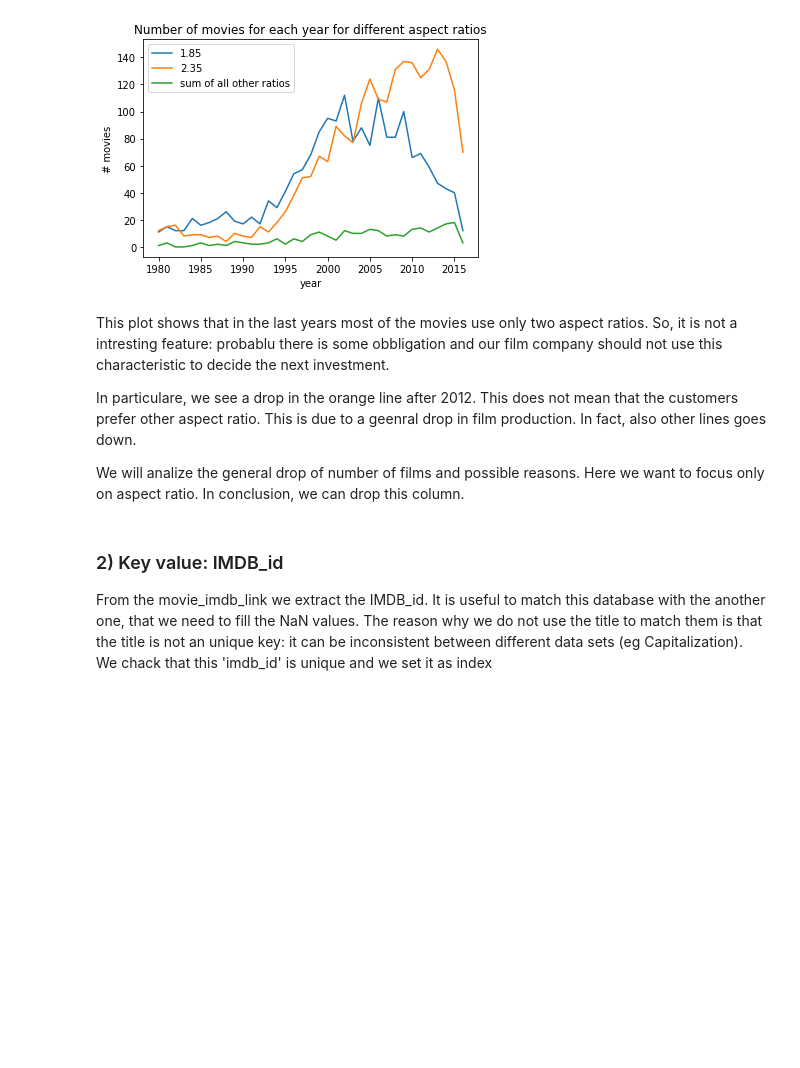
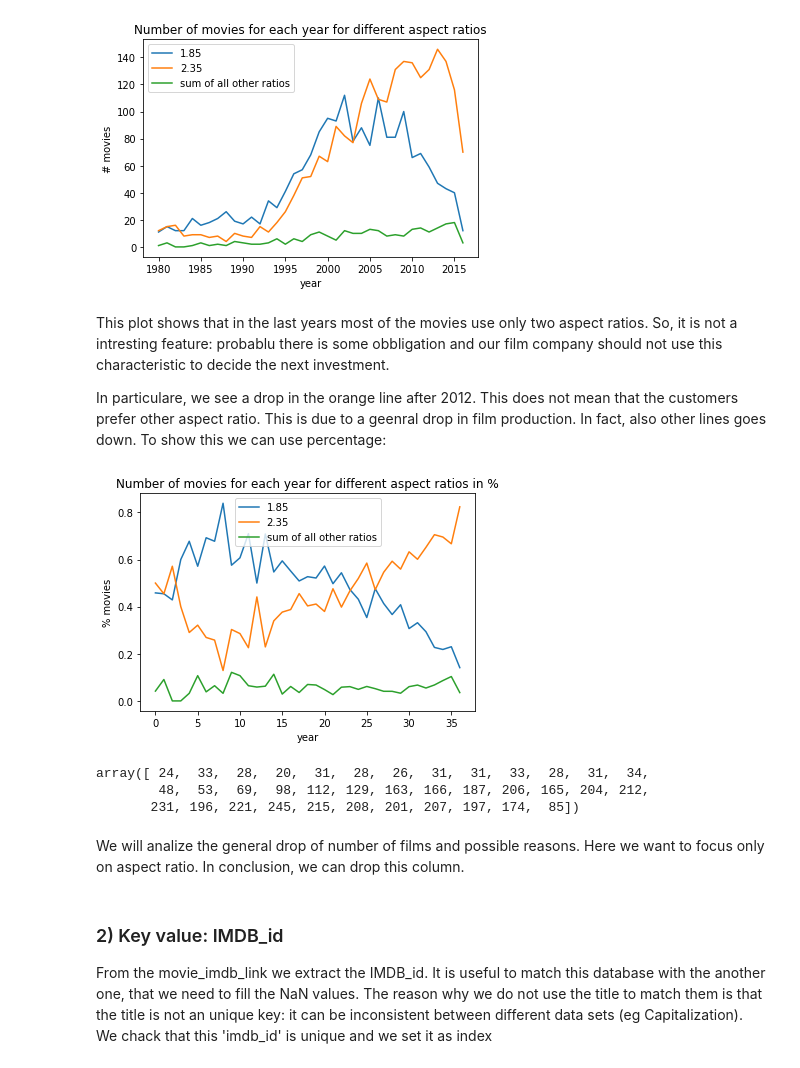
Before and after one commit to anitamezzetti/EPFL_Data_science_in_practice, a Jupyter notebook: Project/project.ipynb, the cells around one changed output. Saved outputs shown, nothing was run; the diff lists cells and outputs as text; code cells hidden in the pictures; blank space fills up the shorter version.

Commit message:
percentage plot

```diff
--- a/Project/project.ipynb
+++ b/Project/project.ipynb
@@ -248,9 +248,33 @@ plt.show()
 # %% [markdown]
 This plot shows that in the last years most of the movies use only two aspect ratios. So, it is not a intresting feature: probablu there is some obbligation and our film company should not use this characteristic to decide the next investment.
 
-In particulare, we see a drop in the orange line after 2012. This does not mean that the customers prefer other aspect ratio. This is due to a geenral drop in film production. In fact, also other lines goes down.
-
-We will analize the general drop of number of films and possible reasons. Here we want to focus only on aspect ratio. In conclusion, we can drop this column.
+In particulare, we see a drop in the orange line after 2012. This does not mean that the customers prefer other aspect ratio. This is due to a geenral drop in film production. In fact, also other lines goes down. To show this we can use percentage:
+# %%
+ar_185_perc = year_number_ar[year_number_ar.columns[9]].values
+ar_235_perc = year_number_ar[year_number_ar.columns[14]].values
+ar_sum_perc = year_number_ar[year_number_ar.columns[21]].values
+at_tot = ar_185_perc + ar_235_perc + ar_sum_perc
+years = year_number_ar.index.values
+
+
+plt.plot(years,ar_185_perc/at_tot)
+plt.plot(years,ar_235_perc/at_tot)
+plt.plot(years,ar_sum_perc/at_tot)
+plt.xlabel('year')
+plt.ylabel('% movies')
+plt.legend(['1.85','2.35','sum of all other ratios'])
+plt.title("Number of movies for each year for different aspect ratios in %")
+plt.show()
+# %% [output]
+[figure, added]
+# %%
+at_tot.values
+# %% [output]
+array([ 24,  33,  28,  20,  31,  28,  26,  31,  31,  33,  28,  31,  34,
+        48,  53,  69,  98, 112, 129, 163, 166, 187, 206, 165, 204, 212,
+       231, 196, 221, 245, 215, 208, 201, 207, 197, 174,  85])
+# %% [markdown]
+We will analize the general drop of number of films and possible reasons. Here we want to focus only on aspect ratio. In conclusion, we can drop this column.
 # %%
 movie_data = movie_data.drop('aspect_ratio', axis=1) # drop aspect ratio column
 # %% [markdown]
```
Also changed, not shown: parts of 3 cells of this notebook, 1 other file.
